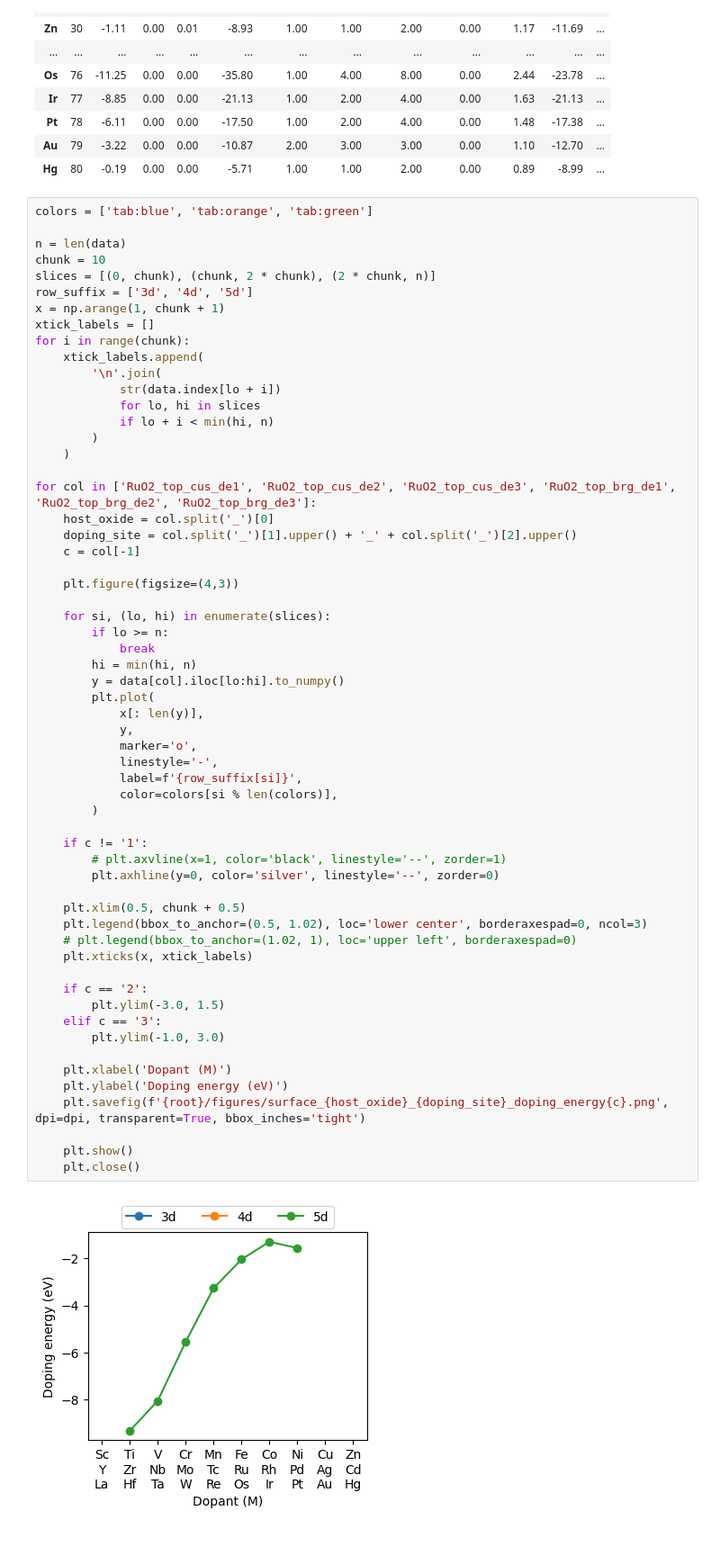
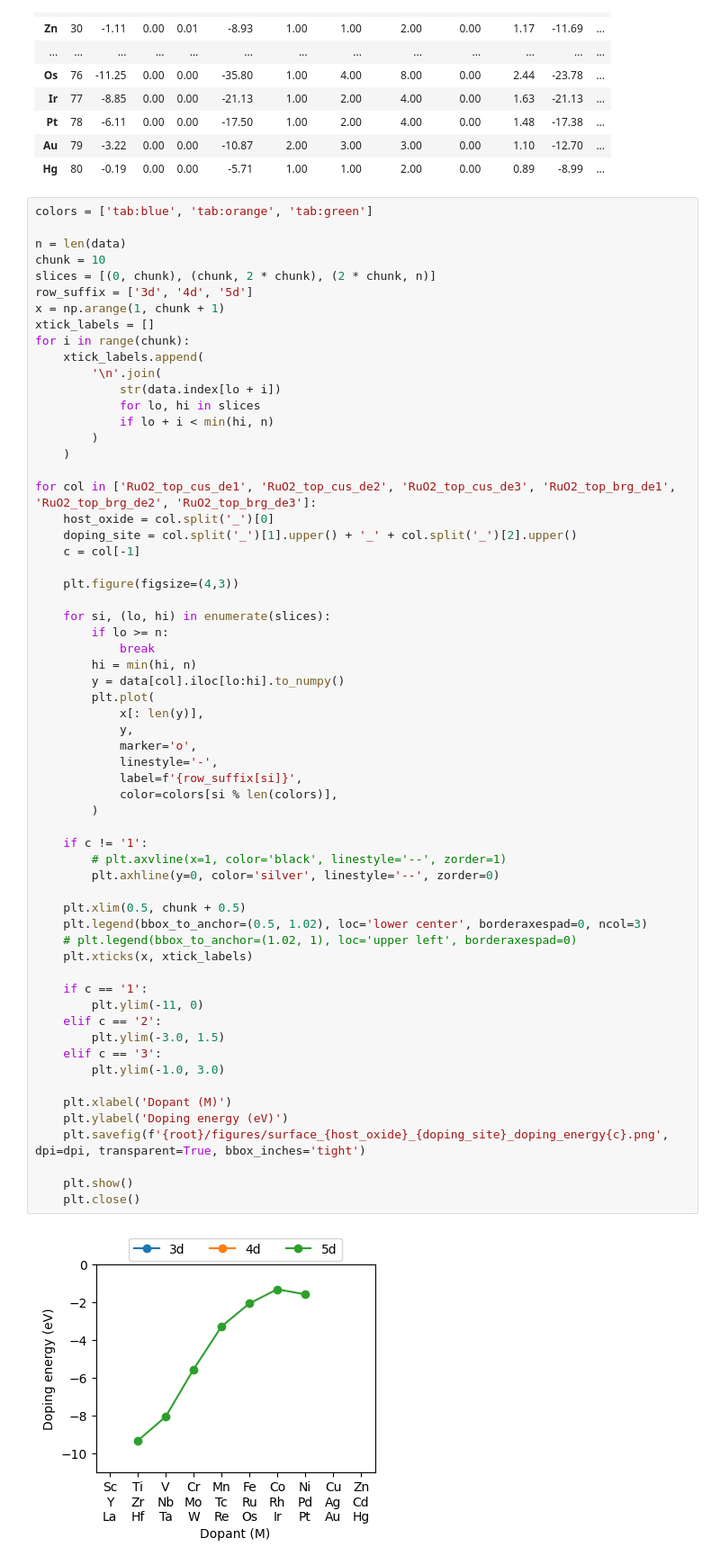
Before and after one commit to jhyeonjung97/tools, a Jupyter notebook: ruo2/parse-bulk.ipynb, the cells around one changed output. Shown at 90% size. Cells and saved outputs as stored; diff of their text form.

```diff
--- a/ruo2/parse-bulk.ipynb
+++ b/ruo2/parse-bulk.ipynb
@@ -474,34 +474,36 @@ for col in ['RuO2_top_cus_de1', 'RuO2_top_cus_de2', 'RuO2_top_cus_de3', 'RuO2_to
         y = data[col].iloc[lo:hi].to_numpy()
         plt.plot(
             x[: len(y)],
             y,
             marker='o',
             linestyle='-',
             label=f'{row_suffix[si]}',
             color=colors[si % len(colors)],
         )
 
     if c != '1':
         # plt.axvline(x=1, color='black', linestyle='--', zorder=1)
         plt.axhline(y=0, color='silver', linestyle='--', zorder=0)
 
     plt.xlim(0.5, chunk + 0.5)
     plt.legend(bbox_to_anchor=(0.5, 1.02), loc='lower center', borderaxespad=0, ncol=3)
     # plt.legend(bbox_to_anchor=(1.02, 1), loc='upper left', borderaxespad=0)
     plt.xticks(x, xtick_labels)
 
-    if c == '2':
+    if c == '1':
+        plt.ylim(-11, 0)
+    elif c == '2':
         plt.ylim(-3.0, 1.5)
     elif c == '3':
         plt.ylim(-1.0, 3.0)
 
     plt.xlabel('Dopant (M)')
     plt.ylabel('Doping energy (eV)')
     plt.savefig(f'{root}/figures/surface_{host_oxide}_{doping_site}_doping_energy{c}.png', dpi=dpi, transparent=True, bbox_inches='tight')
 
     plt.show()
     plt.close()
 # %% [output]
-[figure, old version]
+[figure, new version]
 [figure]
 [figure]
```
Also changed, not shown: parts of 1 cell of this notebook.
